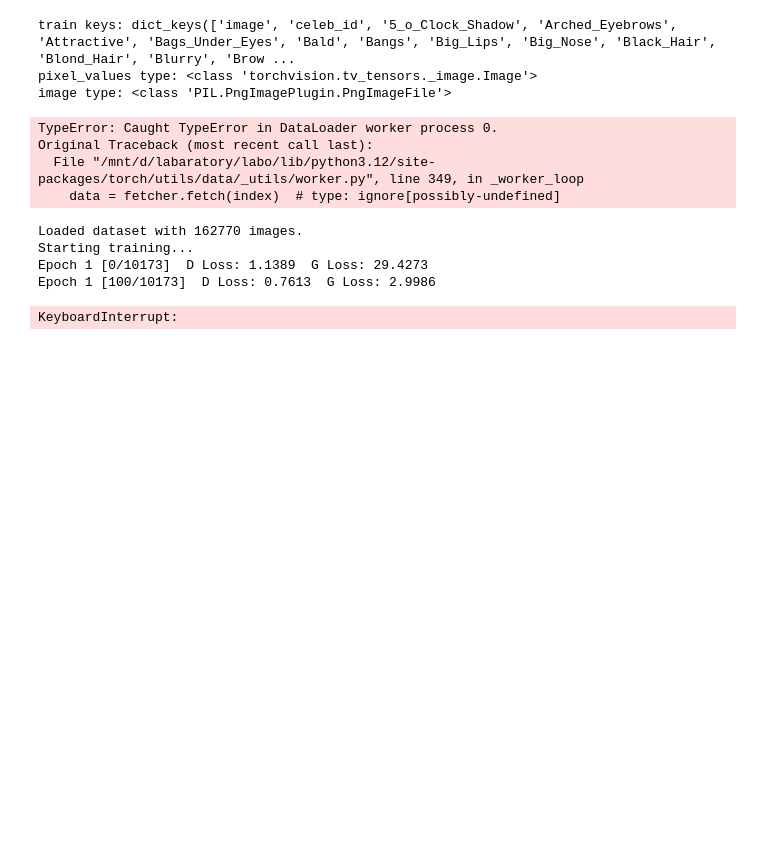
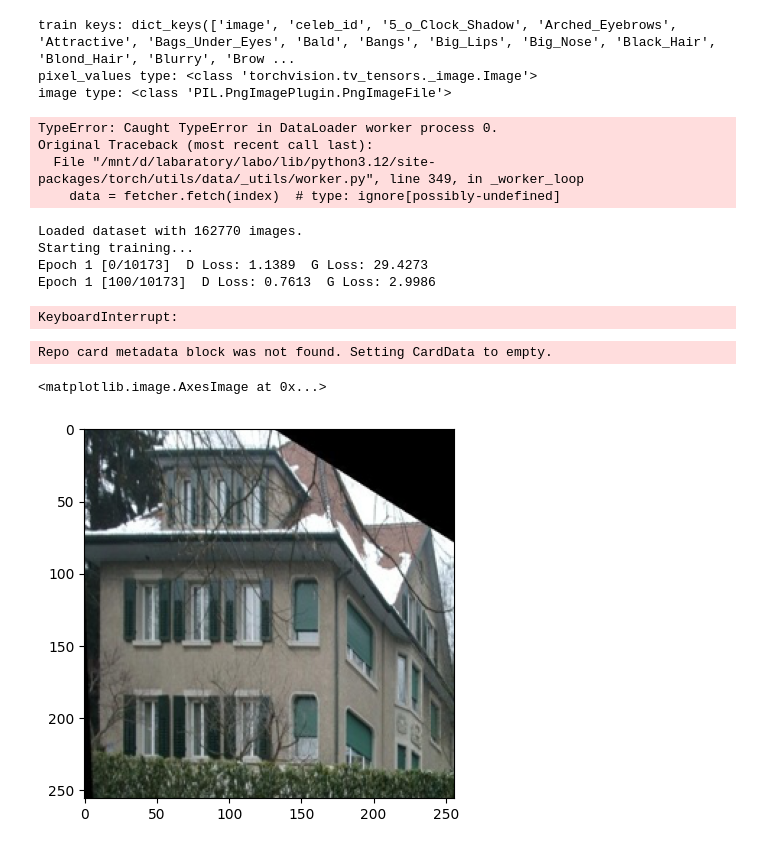
Before and after one commit to easy1012/image_algo, a Jupyter notebook: GAN/GAN_test.ipynb, the cells around one changed output. Drawn from its saved outputs; the diff is of its cells as text; code cells hidden in the pictures; blank space fills up the shorter version.

```diff
--- a/GAN/GAN_test.ipynb
+++ b/GAN/GAN_test.ipynb
@@ -580,0 +601,13 @@ KeyboardInterrupt:
+# %%
+data = load_dataset('huggan/facades')
+# %% [output]
+Repo card metadata block was not found. Setting CardData to empty.
+# %%
+img_bytes = data['train'][0]['imageB']['bytes']
+
+img = Image.open(io.BytesIO(img_bytes)).convert('RGB')
+
+plt.imshow(img)
+# %% [output]
+<matplotlib.image.AxesImage at 0x...>
+[figure, added]
```
Also changed, not shown: parts of 16 cells of this notebook, 3 other files.
